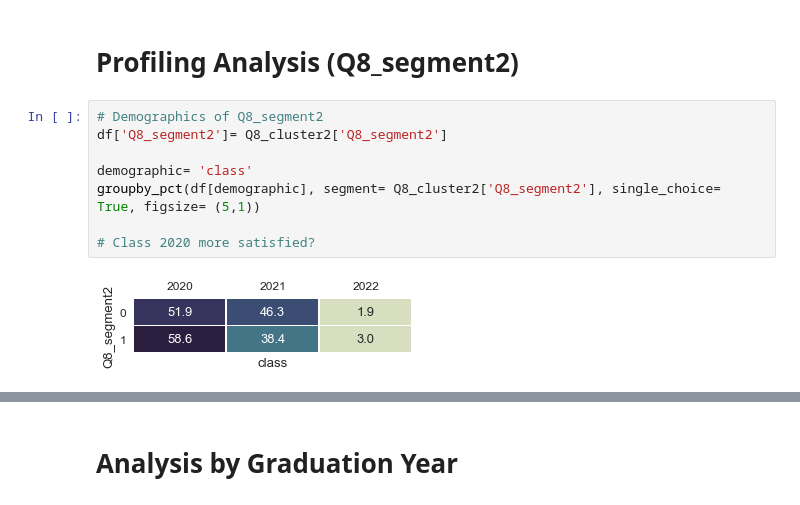
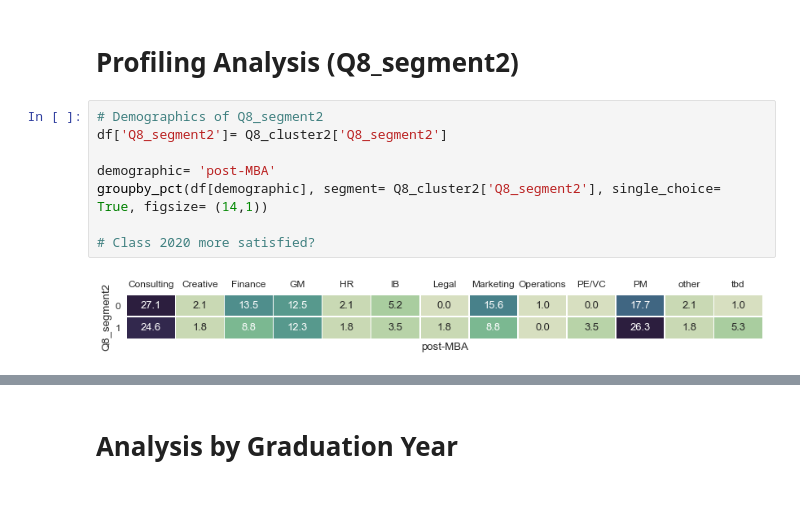
Before and after one commit to kl884/COVID-19-Test-Positive-Rate, a Jupyter notebook: SPMI (not related to COVID-19)/SPMI Survey.ipynb, the cells around one changed output, grey strips where cells are left out. Saved outputs shown, nothing was run; the diff lists cells and outputs as text.

```diff
--- a/SPMI (not related to COVID-19)/SPMI Survey.ipynb
+++ b/SPMI (not related to COVID-19)/SPMI Survey.ipynb
@@ -929,13 +969,13 @@ plt.show()
 # %%
 # Demographics of Q8_segment2
 df['Q8_segment2']= Q8_cluster2['Q8_segment2']
 
-demographic= 'class'
-groupby_pct(df[demographic], segment= Q8_cluster2['Q8_segment2'], single_choice= True, figsize= (5,1))
+demographic= 'post-MBA'
+groupby_pct(df[demographic], segment= Q8_cluster2['Q8_segment2'], single_choice= True, figsize= (14,1))
 
 # Class 2020 more satisfied?
 # %% [output]
-[figure, old version]
+[figure, new version]
 # %%
 # Q6 (MBA goals) proportion by segments
 groupby_pct(Q6, segment= Q8_cluster2['Q8_segment2'], figsize= (8,1))
```
Also changed, not shown: parts of 83 cells of this notebook, 1 other file.
